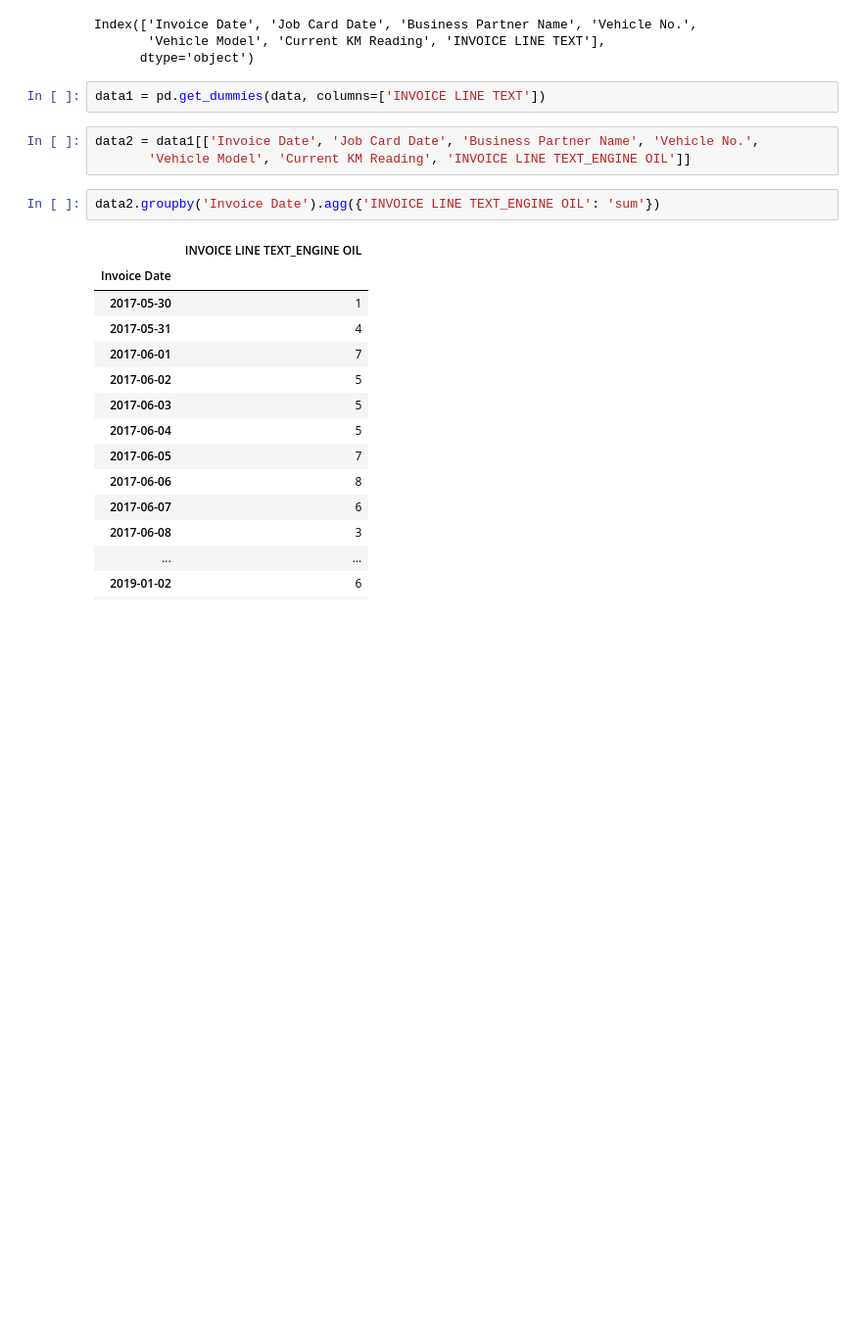
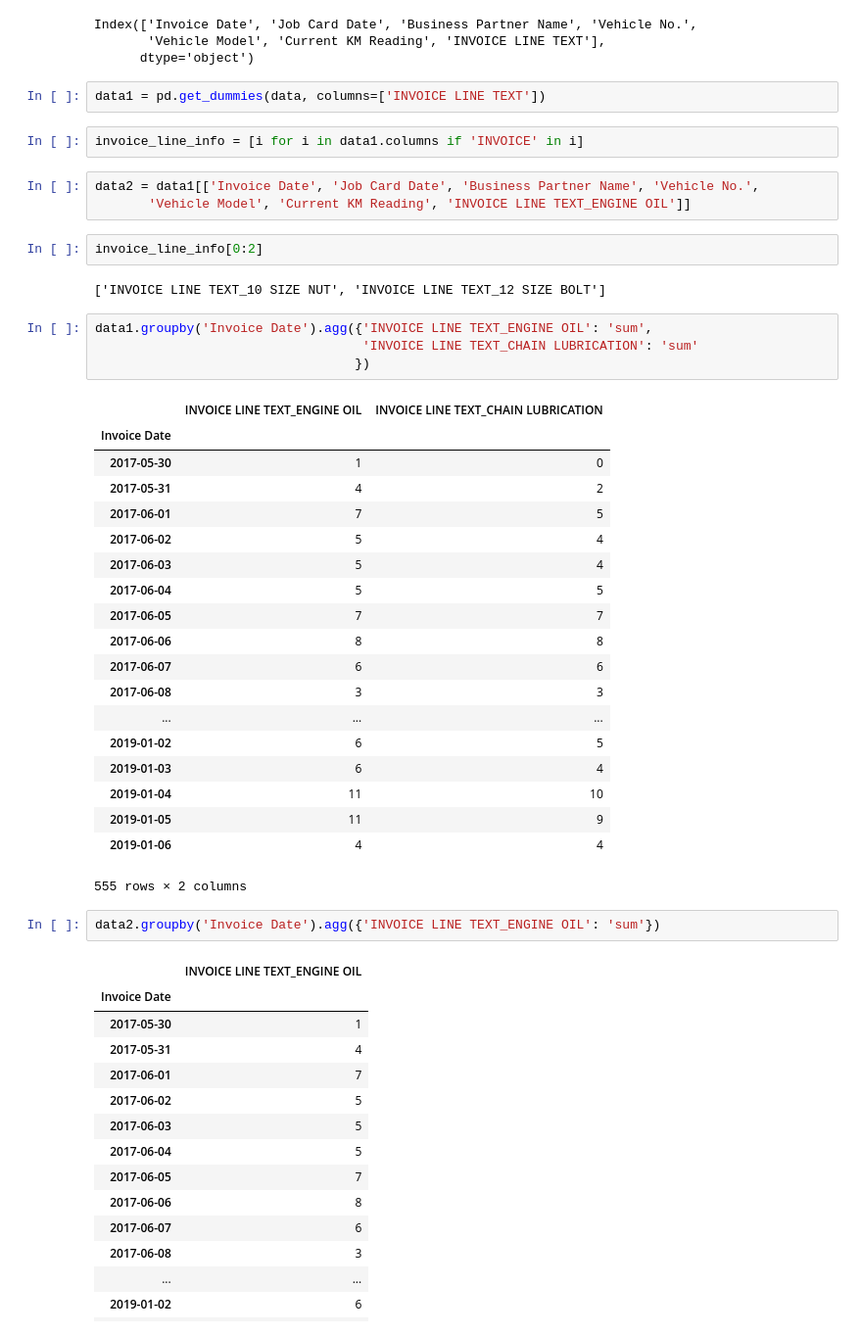
Before and after one commit to bineeshpc/spare_parts, a Jupyter notebook: bineesh/spare_parts.ipynb, the cells around one changed output. Shown at 98% size. Saved outputs shown, nothing was run; the diff lists cells and outputs as text; blank space fills up the shorter version.

```diff
--- a/bineesh/spare_parts.ipynb
+++ b/bineesh/spare_parts.ipynb
@@ -249,9 +249,39 @@ Index(['Invoice Date', 'Job Card Date', 'Business Partner Name', 'Vehicle No.',
       dtype='object')
 # %%
 data1 = pd.get_dummies(data, columns=['INVOICE LINE TEXT'])
+# %%
+invoice_line_info = [i for i in data1.columns if 'INVOICE' in i]
 # %%
 data2 = data1[['Invoice Date', 'Job Card Date', 'Business Partner Name', 'Vehicle No.',
        'Vehicle Model', 'Current KM Reading', 'INVOICE LINE TEXT_ENGINE OIL']]
+# %%
+invoice_line_info[0:2]
+# %% [output]
+['INVOICE LINE TEXT_10 SIZE NUT', 'INVOICE LINE TEXT_12 SIZE BOLT']
+# %%
+data1.groupby('Invoice Date').agg({'INVOICE LINE TEXT_ENGINE OIL': 'sum',
+                                   'INVOICE LINE TEXT_CHAIN LUBRICATION': 'sum'
+                                  })
+# %% [output]
+|  | INVOICE LINE TEXT_ENGINE OIL | INVOICE LINE TEXT_CHAIN LUBRICATION |
+| Invoice Date |  |  |
+| 2017-05-30 | 1 | 0 |
+| 2017-05-31 | 4 | 2 |
+| 2017-06-01 | 7 | 5 |
+| 2017-06-02 | 5 | 4 |
+| 2017-06-03 | 5 | 4 |
+| 2017-06-04 | 5 | 5 |
+| 2017-06-05 | 7 | 7 |
+| 2017-06-06 | 8 | 8 |
+| 2017-06-07 | 6 | 6 |
+| 2017-06-08 | 3 | 3 |
+| ... | ... | ... |
+| 2019-01-02 | 6 | 5 |
+| 2019-01-03 | 6 | 4 |
+| 2019-01-04 | 11 | 10 |
+| 2019-01-05 | 11 | 9 |
+| 2019-01-06 | 4 | 4 |
+555 rows × 2 columns
 # %%
 data2.groupby('Invoice Date').agg({'INVOICE LINE TEXT_ENGINE OIL': 'sum'})
 # %% [output]
```
Also changed, not shown: parts of 9 cells of this notebook, 1 other file.
